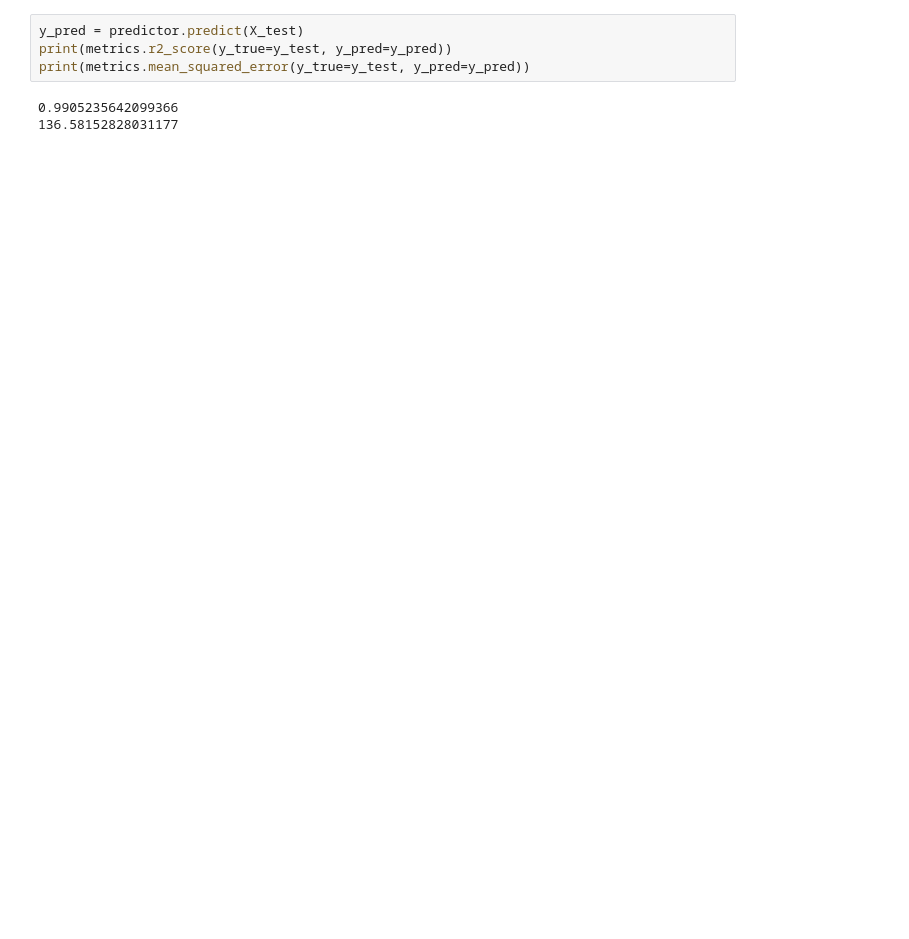
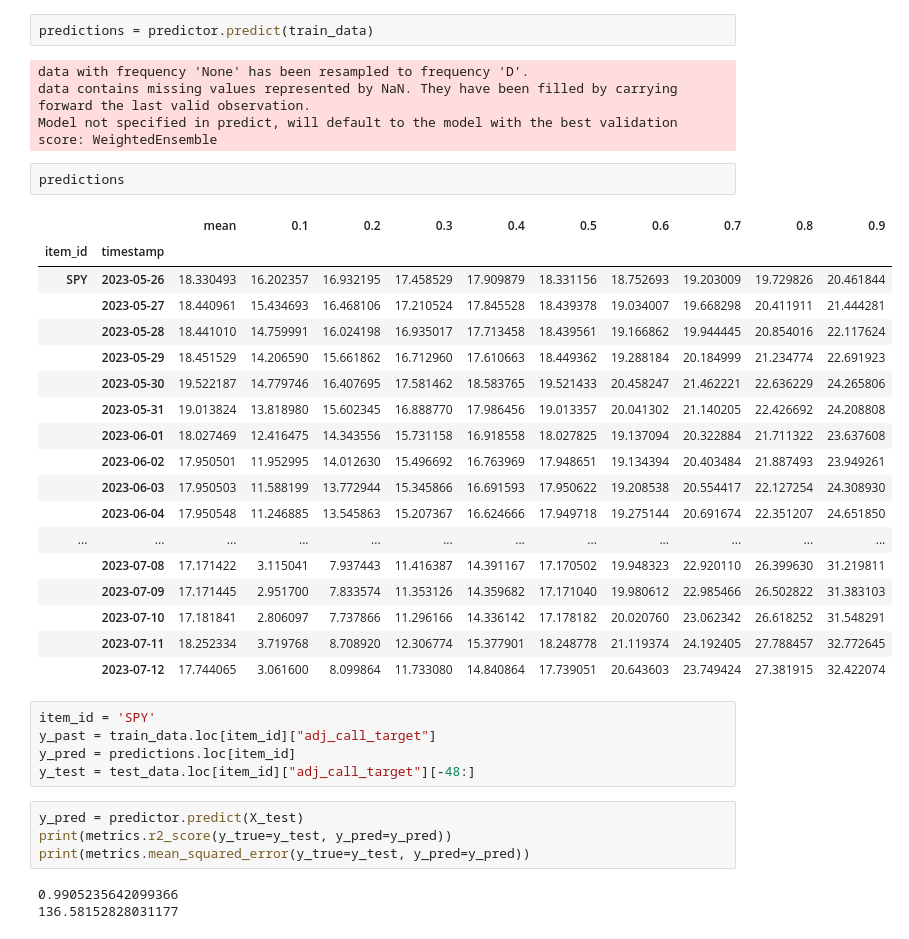
Before and after one commit to Yichen-Wang-2003/24W-PIC16B-Group4, a Jupyter notebook: Autogluon.ipynb, the cells around one changed output. Cells and saved outputs as stored; diff of their text form; blank space fills up the shorter version.

```diff
--- a/Autogluon.ipynb
+++ b/Autogluon.ipynb
@@ -132,3 +150,35 @@ from sklearn import metrics
+# %%
+predictions = predictor.predict(train_data)
+# %% [output]
+data with frequency 'None' has been resampled to frequency 'D'.
+data contains missing values represented by NaN. They have been filled by carrying forward the last valid observation.
+Model not specified in predict, will default to the model with the best validation score: WeightedEnsemble
+# %%
+predictions
+# %% [output]
+|  |  | mean | 0.1 | 0.2 | 0.3 | 0.4 | 0.5 | 0.6 | 0.7 | 0.8 | 0.9 |
+| item_id | timestamp |  |  |  |  |  |  |  |  |  |  |
+| SPY | 2023-05-26 | 18.330493 | 16.202357 | 16.932195 | 17.458529 | 17.909879 | 18.331156 | 18.752693 | 19.203009 | 19.729826 | 20.461844 |
+|  | 2023-05-27 | 18.440961 | 15.434693 | 16.468106 | 17.210524 | 17.845528 | 18.439378 | 19.034007 | 19.668298 | 20.411911 | 21.444281 |
+|  | 2023-05-28 | 18.441010 | 14.759991 | 16.024198 | 16.935017 | 17.713458 | 18.439561 | 19.166862 | 19.944445 | 20.854016 | 22.117624 |
+|  | 2023-05-29 | 18.451529 | 14.206590 | 15.661862 | 16.712960 | 17.610663 | 18.449362 | 19.288184 | 20.184999 | 21.234774 | 22.691923 |
+|  | 2023-05-30 | 19.522187 | 14.779746 | 16.407695 | 17.581462 | 18.583765 | 19.521433 | 20.458247 | 21.462221 | 22.636229 | 24.265806 |
+|  | 2023-05-31 | 19.013824 | 13.818980 | 15.602345 | 16.888770 | 17.986456 | 19.013357 | 20.041302 | 21.140205 | 22.426692 | 24.208808 |
+|  | 2023-06-01 | 18.027469 | 12.416475 | 14.343556 | 15.731158 | 16.918558 | 18.027825 | 19.137094 | 20.322884 | 21.711322 | 23.637608 |
+|  | 2023-06-02 | 17.950501 | 11.952995 | 14.012630 | 15.496692 | 16.763969 | 17.948651 | 19.134394 | 20.403484 | 21.887493 | 23.949261 |
+|  | 2023-06-03 | 17.950503 | 11.588199 | 13.772944 | 15.345866 | 16.691593 | 17.950622 | 19.208538 | 20.554417 | 22.127254 | 24.308930 |
+|  | 2023-06-04 | 17.950548 | 11.246885 | 13.545863 | 15.207367 | 16.624666 | 17.949718 | 19.275144 | 20.691674 | 22.351207 | 24.651850 |
+| ... | ... | ... | ... | ... | ... | ... | ... | ... | ... | ... | ... |
+|  | 2023-07-08 | 17.171422 | 3.115041 | 7.937443 | 11.416387 | 14.391167 | 17.170502 | 19.948323 | 22.920110 | 26.399630 | 31.219811 |
+|  | 2023-07-09 | 17.171445 | 2.951700 | 7.833574 | 11.353126 | 14.359682 | 17.171040 | 19.980612 | 22.985466 | 26.502822 | 31.383103 |
+|  | 2023-07-10 | 17.181841 | 2.806097 | 7.737866 | 11.296166 | 14.336142 | 17.178182 | 20.020760 | 23.062342 | 26.618252 | 31.548291 |
+|  | 2023-07-11 | 18.252334 | 3.719768 | 8.708920 | 12.306774 | 15.377901 | 18.248778 | 21.119374 | 24.192405 | 27.788457 | 32.772645 |
+|  | 2023-07-12 | 17.744065 | 3.061600 | 8.099864 | 11.733080 | 14.840864 | 17.739051 | 20.643603 | 23.749424 | 27.381915 | 32.422074 |
+# %%
+item_id = 'SPY'
+y_past = train_data.loc[item_id]["adj_call_target"]
+y_pred = predictions.loc[item_id]
+y_test = test_data.loc[item_id]["adj_call_target"][-48:]
 # %%
 y_pred = predictor.predict(X_test)
 print(metrics.r2_score(y_true=y_test, y_pred=y_pred))
```
Also changed, not shown: parts of 20 cells of this notebook, 6 other files.
